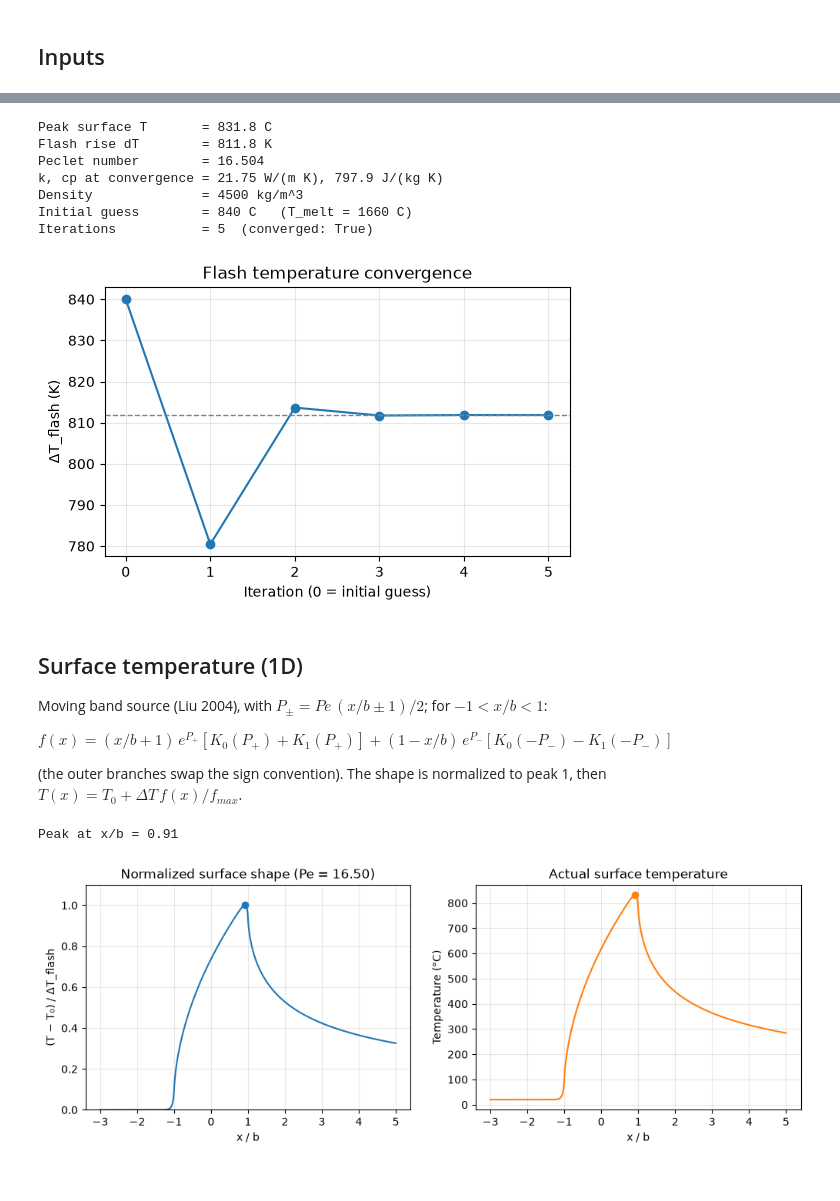
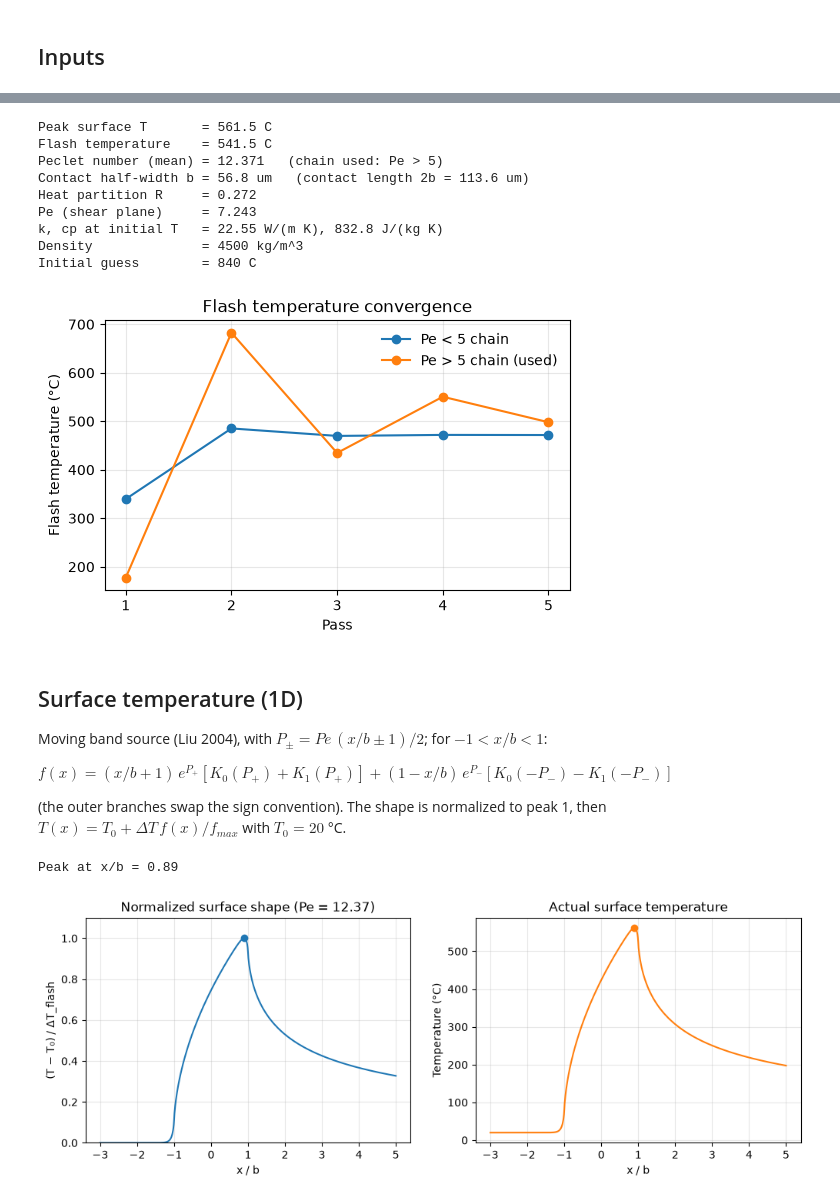
Before and after one commit to Ixiandesign/ME699_Cutting_Model, a Jupyter notebook: cutting_model.ipynb, the cells around one changed output, grey strips where cells are left out. Saved outputs shown, nothing was run; the diff lists cells and outputs as text; code cells hidden in the pictures.

```diff
--- a/cutting_model.ipynb
+++ b/cutting_model.ipynb
@@ -42,0 +16,16 @@ Fixed-point iteration with damping $T_{guess} \leftarrow (\Delta T + T_{guess})/
+# %%
+v_m_min = 120.0  # cutting speed (m/min); sheet range 6-300
+h_mm    = 0.05   # feed / uncut chip thickness (mm); sheet range up to 0.12
+w_mm    = 3.0    # width of cut (mm)
+
+# Sheet constants
+consts = Constants(
+    shear_angle_deg=35.0,
+    rake_angle_deg=0.0,
+    clearance_angle_deg=5.0,
+    edge_radius_um=10.0,
+    a_low=0.95,    # calibration factor, Pe < 5
+    a_high=0.90,   # calibration factor, Pe > 5
+)
+T_init = initial_guess()      # initial temperature guess (deg C): halfway between ambient and melting
+T_crit_speed = T_CRIT_SPEED   # Tc used for the critical speed (deg C)
@@ -42,0 +36,4 @@ Fixed-point iteration with damping $T_{guess} \leftarrow (\Delta T + T_{guess})/
+# %%
+s = solve(v_m_min, h_mm, w_mm, consts, T_init)
+r = s.row
+print(f"Fc = {r.Fc:.1f} N")
@@ -43,28 +53,33 @@ Fixed-point iteration with damping $T_{guess} \leftarrow (\Delta T + T_{guess})/
 # %%
-r = solve(v_m_min, Fc, w_mm, b_um, T0)
-print(f"Peak surface T       = {T0 + r.T_flash:.1f} C")
-print(f"Flash rise dT        = {r.T_flash:.1f} K")
-print(f"Peclet number        = {r.Pe:.3f}")
-print(f"k, cp at convergence = {r.k:.2f} W/(m K), {r.cp:.1f} J/(kg K)")
-print(f"Density              = {TI64['rho']:g} kg/m^3")
-print(f"Initial guess        = {r.history[0]:.0f} C   (T_melt = {TI64['T_melt']:g} C)")
-print(f"Iterations           = {r.iterations}  (converged: {r.converged})")
+print(f"Peak surface T       = {s.peak_surface_C:.1f} C")
+print(f"Flash temperature    = {r.T_flash:.1f} C")
+print(f"Peclet number (mean) = {r.Pe:.3f}   (chain used: {'Pe > 5' if r.Pe > 5 else 'Pe < 5'})")
+print(f"Contact half-width b = {r.b * 1e6:.1f} um   (contact length 2b = {2 * r.b * 1e6:.1f} um)")
+print(f"Heat partition R     = {r.partition:.3f}")
+print(f"Pe (shear plane)     = {r.Pe_shear:.3f}")
+print(f"k, cp at initial T   = {r.k:.2f} W/(m K), {r.cp:.1f} J/(kg K)")
+print(f"Density              = {RHO:g} kg/m^3")
+print(f"Initial guess        = {r.T_initial:.0f} C")
 
 fig, ax = plt.subplots(figsize=(6, 3.5))
-ax.plot(range(len(r.history)), r.history, "o-")
-ax.axhline(r.T_flash, color="gray", ls="--", lw=1)
-ax.set(title="Flash temperature convergence", xlabel="Iteration (0 = initial guess)", ylabel="ΔT_flash (K)")
+used_high = r.Pe > 5
+ax.plot(range(1, 6), r.low, "o-", label="Pe < 5 chain" + ("" if used_high else " (used)"))
+ax.plot(range(1, 6), r.high, "o-", color="C1", label="Pe > 5 chain" + (" (used)" if used_high else ""))
+ax.set(title="Flash temperature convergence", xlabel="Pass", ylabel="Flash temperature (°C)")
 ax.xaxis.set_major_locator(MaxNLocator(integer=True))
+ax.legend(frameon=False)
 ax.grid(alpha=0.3)
 # %% [output]
-Peak surface T       = 831.8 C
-Flash rise dT        = 811.8 K
-Peclet number        = 16.504
-k, cp at convergence = 21.75 W/(m K), 797.9 J/(kg K)
+Peak surface T       = 561.5 C
+Flash temperature    = 541.5 C
+Peclet number (mean) = 12.371   (chain used: Pe > 5)
+Contact half-width b = 56.8 um   (contact length 2b = 113.6 um)
+Heat partition R     = 0.272
+Pe (shear plane)     = 7.243
+k, cp at initial T   = 22.55 W/(m K), 832.8 J/(kg K)
 Density              = 4500 kg/m^3
-Initial guess        = 840 C   (T_melt = 1660 C)
-Iterations           = 5  (converged: True)
+Initial guess        = 840 C
-[figure, old version]
+[figure, new version]
 # %% [markdown]
 ## Surface temperature (1D)
 
@@ -72,21 +87,21 @@ Moving band source (Liu 2004), with $P_\pm = Pe\,(x/b \pm 1)/2$; for $-1 < x/b <
 
 $f(x) = (x/b+1)\,e^{P_+}\left[K_0(P_+) + K_1(P_+)\right] + (1-x/b)\,e^{P_-}\left[K_0(-P_-) - K_1(-P_-)\right]$
 
-(the outer branches swap the sign convention). The shape is normalized to peak 1, then $T(x) = T_0 + \Delta T\, f(x)/f_{max}$.
+(the outer branches swap the sign convention). The shape is normalized to peak 1, then $T(x) = T_0 + \Delta T\, f(x)/f_{max}$ with $T_0 = 20$ °C.
 # %%
 fig, (a1, a2) = plt.subplots(1, 2, figsize=(12, 3.8))
-a1.plot(r.x_over_b, r.shape)
-a1.plot(r.peak_x_over_b, 1.0, "o", color="C0")
+a1.plot(s.x_over_b, s.shape)
+a1.plot(s.peak_x_over_b, 1.0, "o", color="C0")
 a1.set(title=f"Normalized surface shape (Pe = {r.Pe:.2f})", xlabel="x / b", ylabel="(T − T₀) / ΔT_flash", ylim=(0, 1.1))
-a2.plot(r.x_over_b, r.T_actual_C, color="C1")
-a2.plot(r.peak_x_over_b, T0 + r.T_flash, "o", color="C1")
+a2.plot(s.x_over_b, s.T_surface_C, color="C1")
+a2.plot(s.peak_x_over_b, s.peak_surface_C, "o", color="C1")
 a2.set(title="Actual surface temperature", xlabel="x / b", ylabel="Temperature (°C)")
 for a in (a1, a2):
     a.grid(alpha=0.3)
-print(f"Peak at x/b = {r.peak_x_over_b:.2f}")
+print(f"Peak at x/b = {s.peak_x_over_b:.2f}")
 # %% [output]
-Peak at x/b = 0.91
+Peak at x/b = 0.89
-[figure, old version]
+[figure, new version]
 # %% [markdown]
 ## Subsurface temperature and residual stress (2D)
 
```
Also changed, not shown: parts of 16 cells of this notebook, 4 other files.
